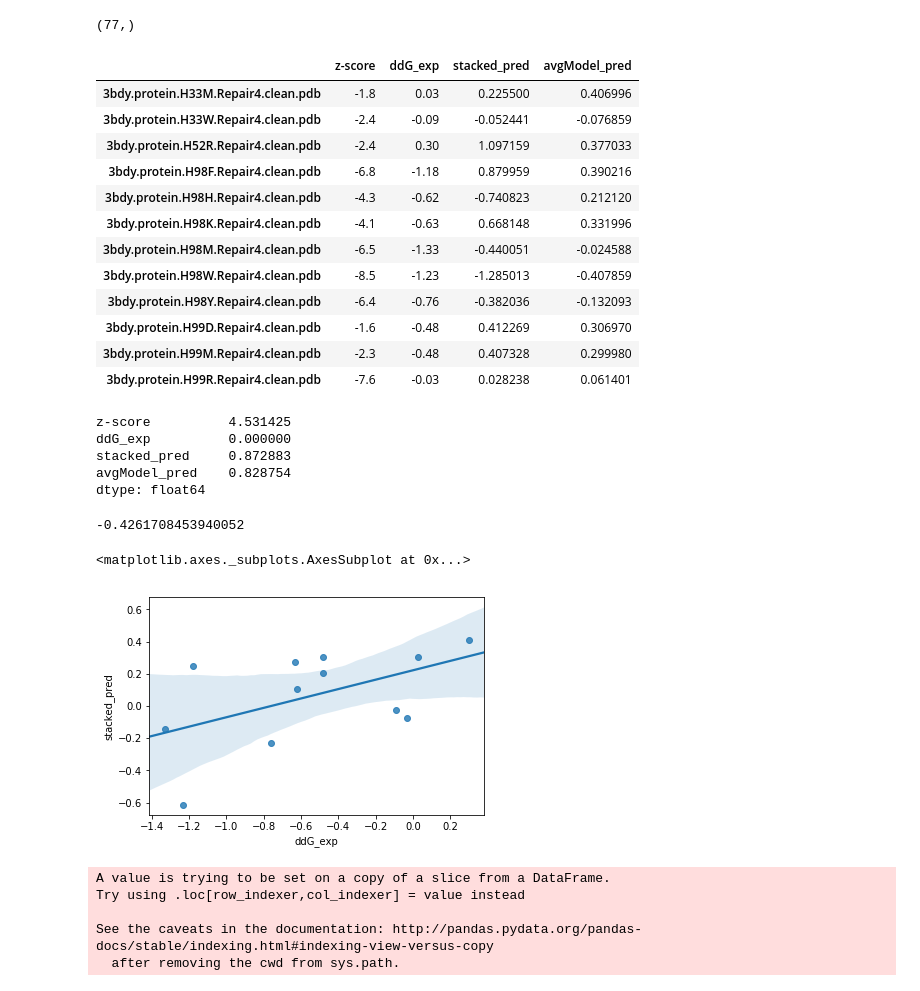
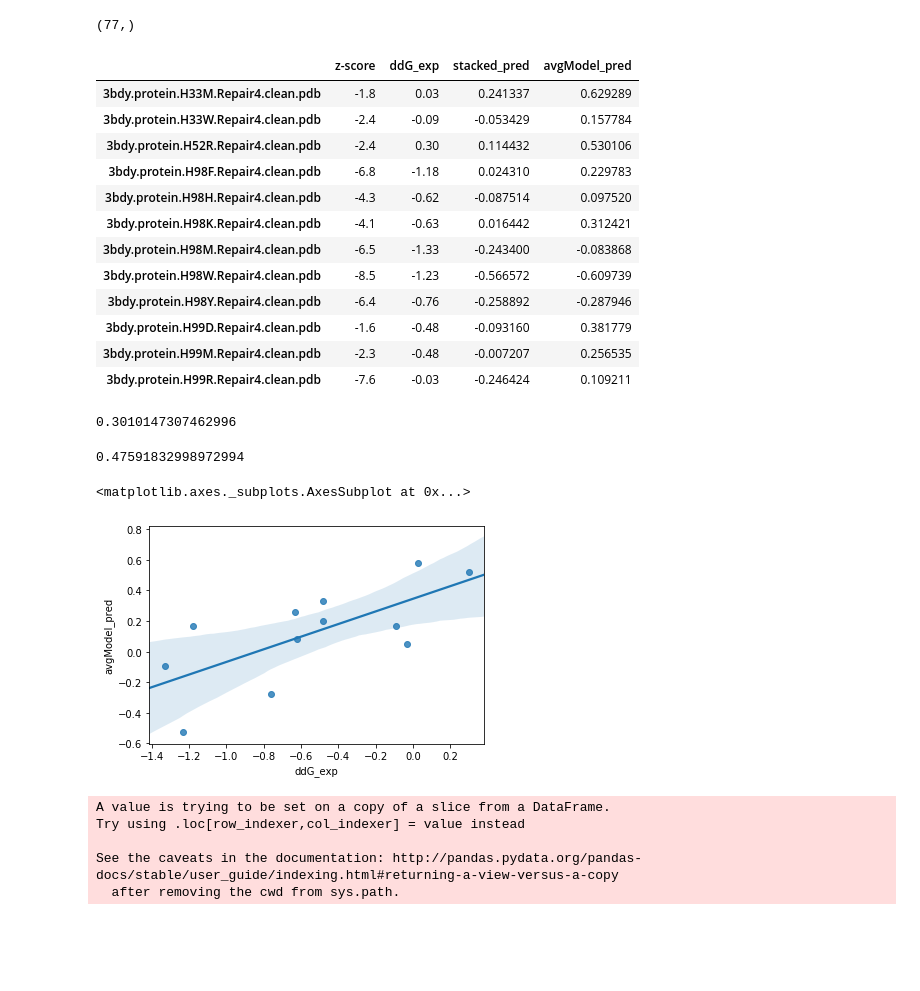
Before and after one commit to victorfica/Master-thesis, a Jupyter notebook: notebooks/benchmark_adapt_3bdy.ipynb, the cells around one changed output. Drawn from its saved outputs; the diff is of its cells as text; code cells hidden in the pictures; blank space fills up the shorter version.

```diff
--- a/notebooks/benchmark_adapt_3bdy.ipynb
+++ b/notebooks/benchmark_adapt_3bdy.ipynb
@@ -35,8 +35,8 @@ X.columns.shape
 # poly_model = joblib.load("poly2SVRmodel_train15skempiAB_FINAL.pkl")
 # gbt_model = joblib.load('GBTmodel_train15skempiAB_FINAL.overf.pkl')
 
-stackedModel = joblib.load('stacked_averaged_models_FINAL.v3.pkl')
-avgModel = joblib.load('avg_models_FINAL.pkl')
+stackedModel = joblib.load('stacked_averaged_models_FINAL.3b1mSVRp.pkl')
+avgModel = joblib.load('avg_models_FINAL.3m.pkl')
 # %%
 # lasso_pred = lasso_model.predict(X)
 # #elasticnet_pred = elasticnet_model.predict(X)
@@ -62,27 +62,19 @@ pred_data_notna = pred_data.dropna(axis=0)
 pred_data_notna
 # %% [output]
 |  | z-score | ddG_exp | stacked_pred | avgModel_pred |
-| 3bdy.protein.H33M.Repair4.clean.pdb | -1.8 | 0.03 | 0.225500 | 0.406996 |
-| 3bdy.protein.H33W.Repair4.clean.pdb | -2.4 | -0.09 | -0.052441 | -0.076859 |
-| 3bdy.protein.H52R.Repair4.clean.pdb | -2.4 | 0.30 | 1.097159 | 0.377033 |
-| 3bdy.protein.H98F.Repair4.clean.pdb | -6.8 | -1.18 | 0.879959 | 0.390216 |
-| 3bdy.protein.H98H.Repair4.clean.pdb | -4.3 | -0.62 | -0.740823 | 0.212120 |
-| 3bdy.protein.H98K.Repair4.clean.pdb | -4.1 | -0.63 | 0.668148 | 0.331996 |
-| 3bdy.protein.H98M.Repair4.clean.pdb | -6.5 | -1.33 | -0.440051 | -0.024588 |
-| 3bdy.protein.H98W.Repair4.clean.pdb | -8.5 | -1.23 | -1.285013 | -0.407859 |
-| 3bdy.protein.H98Y.Repair4.clean.pdb | -6.4 | -0.76 | -0.382036 | -0.132093 |
-| 3bdy.protein.H99D.Repair4.clean.pdb | -1.6 | -0.48 | 0.412269 | 0.306970 |
-| 3bdy.protein.H99M.Repair4.clean.pdb | -2.3 | -0.48 | 0.407328 | 0.299980 |
-| 3bdy.protein.H99R.Repair4.clean.pdb | -7.6 | -0.03 | 0.028238 | 0.061401 |
+| 3bdy.protein.H33M.Repair4.clean.pdb | -1.8 | 0.03 | 0.241337 | 0.629289 |
+| 3bdy.protein.H33W.Repair4.clean.pdb | -2.4 | -0.09 | -0.053429 | 0.157784 |
+| 3bdy.protein.H52R.Repair4.clean.pdb | -2.4 | 0.30 | 0.114432 | 0.530106 |
+| 3bdy.protein.H98F.Repair4.clean.pdb | -6.8 | -1.18 | 0.024310 | 0.229783 |
+| 3bdy.protein.H98H.Repair4.clean.pdb | -4.3 | -0.62 | -0.087514 | 0.097520 |
+| 3bdy.protein.H98K.Repair4.clean.pdb | -4.1 | -0.63 | 0.016442 | 0.312421 |
+| 3bdy.protein.H98M.Repair4.clean.pdb | -6.5 | -1.33 | -0.243400 | -0.083868 |
+| 3bdy.protein.H98W.Repair4.clean.pdb | -8.5 | -1.23 | -0.566572 | -0.609739 |
+| 3bdy.protein.H98Y.Repair4.clean.pdb | -6.4 | -0.76 | -0.258892 | -0.287946 |
+| 3bdy.protein.H99D.Repair4.clean.pdb | -1.6 | -0.48 | -0.093160 | 0.381779 |
+| 3bdy.protein.H99M.Repair4.clean.pdb | -2.3 | -0.48 | -0.007207 | 0.256535 |
+| 3bdy.protein.H99R.Repair4.clean.pdb | -7.6 | -0.03 | -0.246424 | 0.109211 |
-# %%
-np.sqrt(pred_data_notna.apply(mean_squared_error,axis=0,args=(pred_data_notna["ddG_exp"],)))
-# %% [output]
-z-score          4.531425
-ddG_exp          0.000000
-stacked_pred     0.872883
-avgModel_pred    0.828754
-dtype: float64
 # %%
-r2_score(pred_data_notna["ddG_exp"],pred_data_notna["svr_pred"])
+explained_variance_score(pred_data_notna["ddG_exp"],pred_data_notna["stacked_pred"])
 # %% [output]
--0.4261708453940052
+0.3010147307462996
@@ -89,7 +83,11 @@ r2_score(pred_data_notna["ddG_exp"],pred_data_notna["svr_pred"])
+# %%
+explained_variance_score(pred_data_notna["ddG_exp"],pred_data_notna["avgModel_pred"])
+# %% [output]
+0.47591832998972994
 # %%
-sns.regplot(pred_data_notna["ddG_exp"],pred_data_notna["stacked_pred"])
+sns.regplot(pred_data_notna["ddG_exp"],pred_data_notna["avgModel_pred"])
 # %% [output]
 <matplotlib.axes._subplots.AxesSubplot at 0x...>
-[figure, old version]
+[figure, new version]
 # %%
 mcsm_result = pd.read_table("../data/3bdy_mcsm_results.txt")
@@ -102,6 +111,6 @@ pred_data_notna["mutant"] = pred_data_notna.reset_index()["index"].str.split("."
 A value is trying to be set on a copy of a slice from a DataFrame.
 Try using .loc[row_indexer,col_indexer] = value instead
 
-See the caveats in the documentation: http://pandas.pydata.org/pandas-docs/stable/indexing.html#indexing-view-versus-copy
+See the caveats in the documentation: http://pandas.pydata.org/pandas-docs/stable/user_guide/indexing.html#returning-a-view-versus-a-copy
   after removing the cwd from sys.path.
 # %%
```
Also changed, not shown: parts of 10 cells of this notebook, 2 other files.
